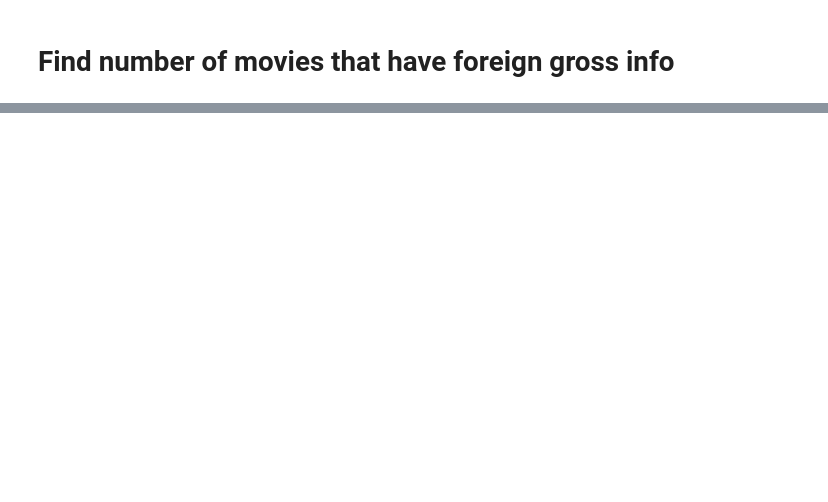
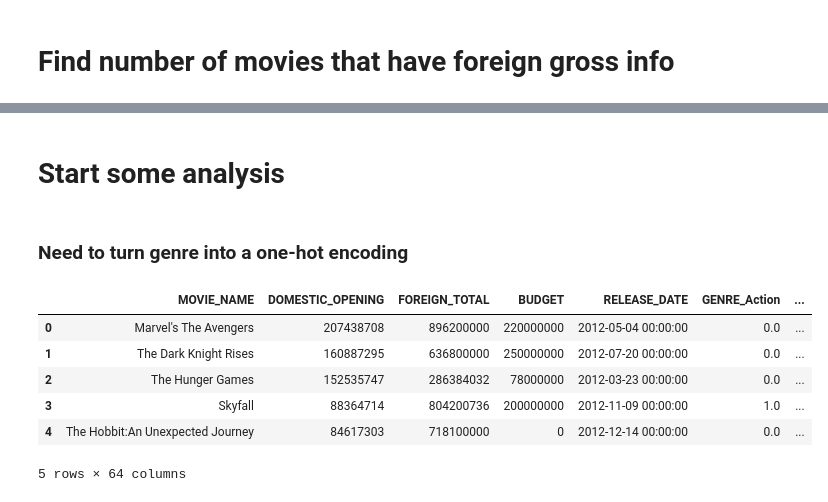
Before and after one commit to wccosby/Project_Luther, a Jupyter notebook: initial_analysis.ipynb, the cells around one changed output, grey strips where cells are left out. Drawn from its saved outputs; the diff is of its cells as text; code cells hidden in the pictures; blank space fills up the shorter version.

```diff
--- a/initial_analysis.ipynb
+++ b/initial_analysis.ipynb
@@ -96,0 +48,2 @@ movie
+# %%
+movie_data = movie_data_raw[movie_data_raw['FOREIGN_TOTAL']!=0]
@@ -96,0 +70,16 @@ movie
+# %% [markdown]
+# Start some analysis
+# %% [markdown]
+### Need to turn genre into a one-hot encoding
+# %%
+movie_data = pd.get_dummies(movie_data,columns=["GENRE"])
+# %%
+movie_data.head()
+# %% [output]
+|  | MOVIE_NAME | DOMESTIC_OPENING | FOREIGN_TOTAL | BUDGET | RELEASE_DATE | GENRE_Action | ... |
+| 0 | Marvel's The Avengers | 207438708 | 896200000 | 220000000 | 2012-05-04 00:00:00 | 0.0 | ... |
+| 1 | The Dark Knight Rises | 160887295 | 636800000 | 250000000 | 2012-07-20 00:00:00 | 0.0 | ... |
+| 2 | The Hunger Games | 152535747 | 286384032 | 78000000 | 2012-03-23 00:00:00 | 0.0 | ... |
+| 3 | Skyfall | 88364714 | 804200736 | 200000000 | 2012-11-09 00:00:00 | 1.0 | ... |
+| 4 | The Hobbit:An Unexpected Journey | 84617303 | 718100000 | 0 | 2012-12-14 00:00:00 | 0.0 | ... |
+5 rows × 64 columns
```
Also changed, not shown: parts of 43 cells of this notebook, 3 other files.
